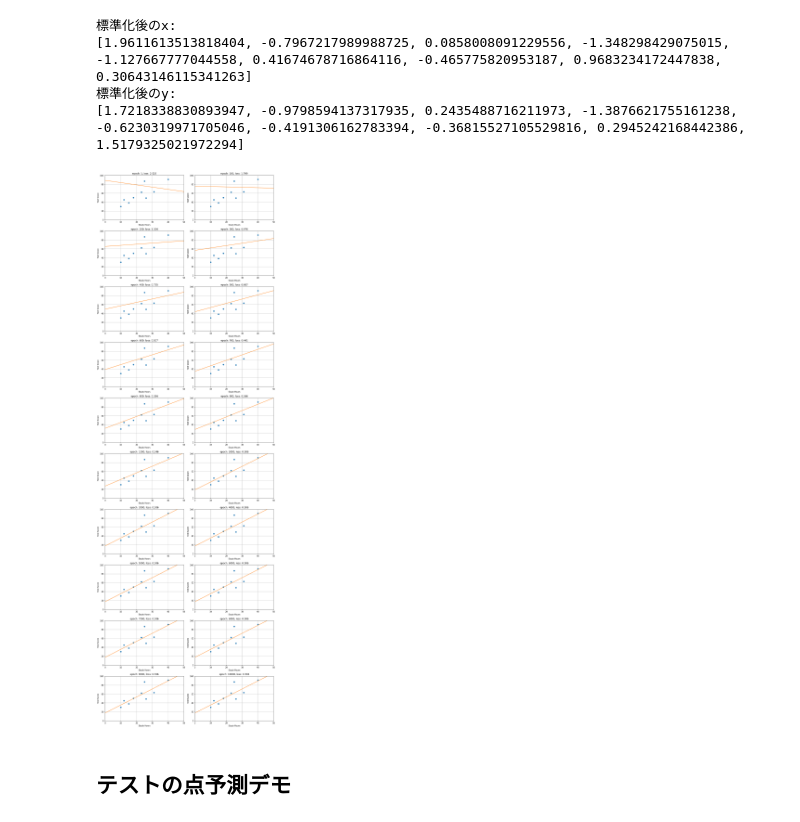
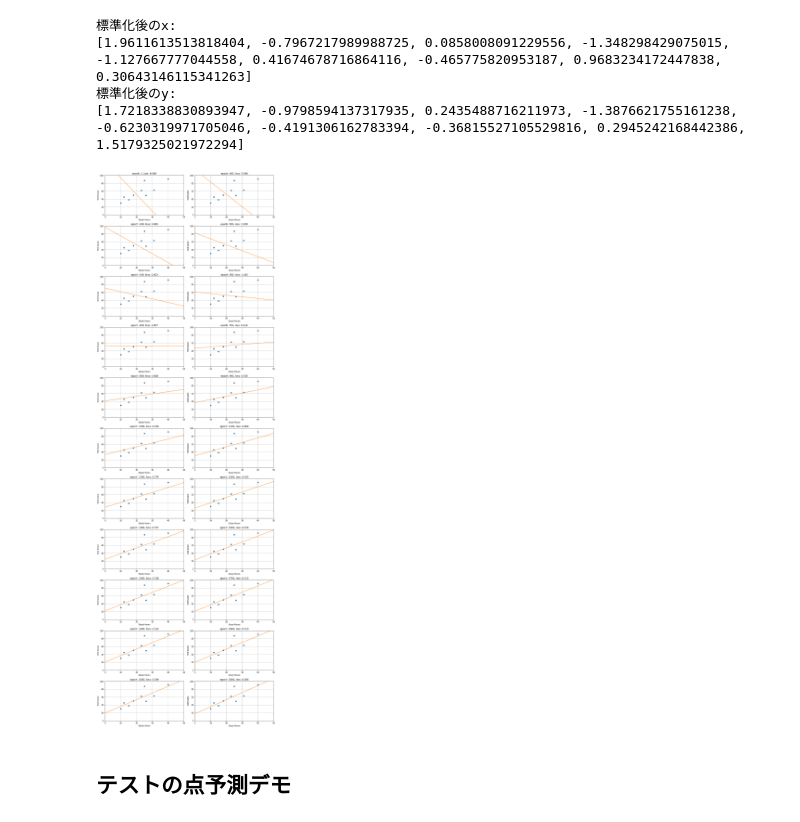
Before and after one commit to Masao-Taketani/ai_study, a Jupyter notebook: linear_regression_model.ipynb, the cells around one changed output. Cells and saved outputs as stored; diff of their text form; code cells hidden in the pictures.

Commit message:
modified the epochs to output log

```diff
--- a/linear_regression_model.ipynb
+++ b/linear_regression_model.ipynb
@@ -183,37 +186,38 @@ def prepare_fig(rows, cols):
 E_log = []
 a_log = []
 b_log = []
 
-num_epoch = 10000
+num_epoch = 3000
 learning_rate = 0.001
 
-fig, axes = prepare_fig(10, 2)
+fig, axes = prepare_fig(11, 2)
 j = 0
 
 # 学習を行う
 for epoch in range(num_epoch):
     predicted_list = []
     for (x_i, y_i) in zip(standardized_x, standardized_y):
         pred_i = linear_model(x_i)
         predicted_list.append(pred_i)
     E = mean_squared_error(standardized_y, predicted_list)
     E_log.append(E)
     a_log.append(linear_model.a)
     b_log.append(linear_model.b)
     # 下記の()内が誤差Eに関してa,bに対する勾配(∂E/∂a, ∂E/∂b)
     linear_model.a = linear_model.a - learning_rate * (calculate_gradients_wrt_a(
         standardized_y, predicted_list, standardized_x))
     linear_model.b = linear_model.b - learning_rate * (calculate_gradients_wrt_b(
         standardized_y, predicted_list))
 
-    if epoch == 0 or ((epoch+1) % 100 == 0 and epoch <= 1000) or ((epoch+1) % 1000) == 0:
+    #if epoch == 0 or ((epoch+1) % 100 == 0 and epoch <= 1000) or ((epoch+1) % 1000) == 0:
+    if epoch == 0 or ((epoch+1) % 100 == 0 and epoch <= 2000) or (epoch+1) == 3000:
         title = "epoch: {}, loss: {:,.3f}".format(epoch+1, E)
         set_axis(x, y, linear_model, axes[j], title)
         j += 1
 
 plt.tight_layout()
 # %% [output]
-[figure, old version]
+[figure, new version]
 # %% [markdown]
 ## テストの点予測デモ
 # %%
```
Also changed, not shown: parts of 1 cell of this notebook.
